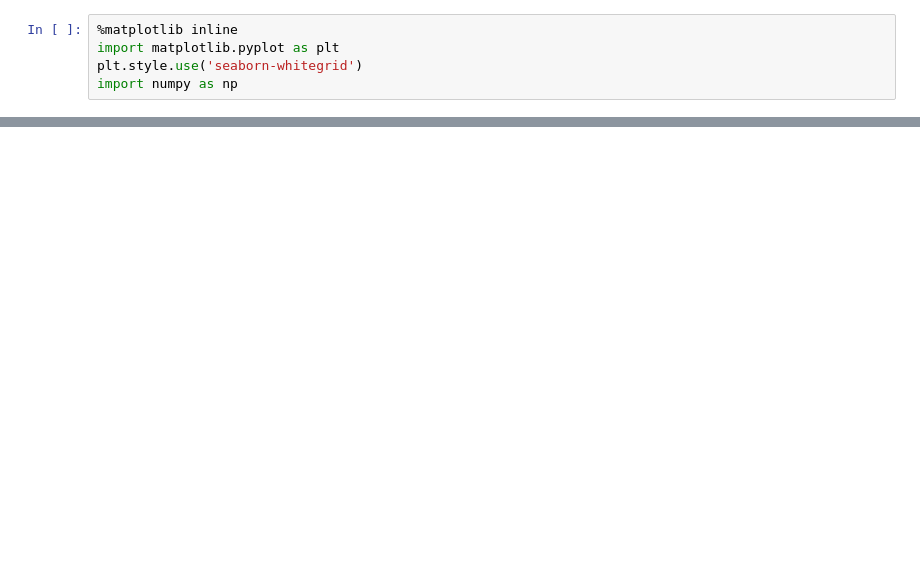
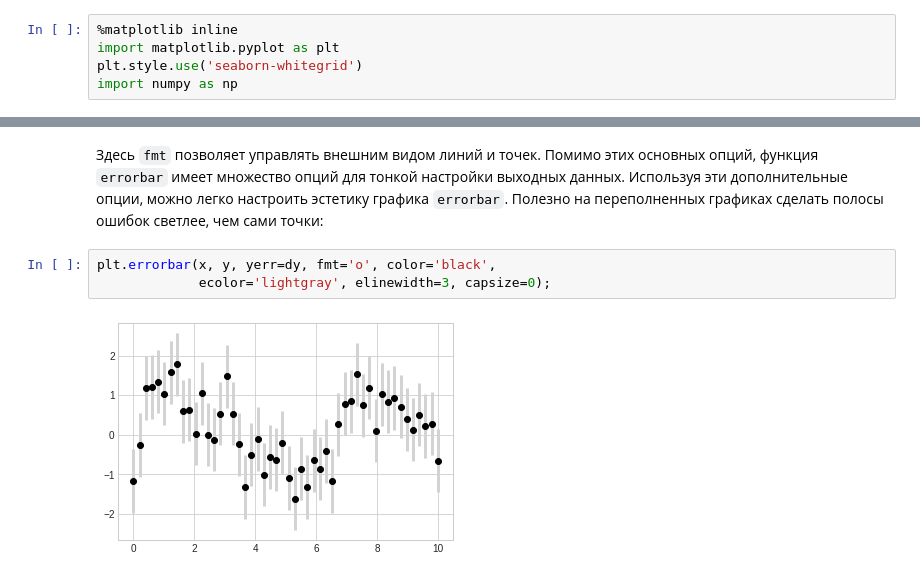
Before and after one commit to SergeyMalashenko/MachineLearning_Summer_2023, a Jupyter notebook: seminars/05/seminar_5_Matplotlib.ipynb, the cells around one changed output, grey strips where cells are left out. Saved outputs shown, nothing was run; the diff lists cells and outputs as text; blank space fills up the shorter version.

```diff
--- a/seminars/05/seminar_5_Matplotlib.ipynb
+++ b/seminars/05/seminar_5_Matplotlib.ipynb
@@ -264,0 +275,10 @@ import numpy as np
+# %% [markdown]
+Здесь ``fmt`` позволяет управлять внешним видом линий и точек.
+Помимо этих основных опций, функция ``errorbar`` имеет множество опций для тонкой настройки выходных данных.
+Используя эти дополнительные опции, можно легко настроить эстетику графика ``errorbar``.
+Полезно на переполненных графиках сделать полосы ошибок светлее, чем сами точки:
+# %%
+plt.errorbar(x, y, yerr=dy, fmt='o', color='black',
+             ecolor='lightgray', elinewidth=3, capsize=0);
+# %% [output]
+[figure, added]
```
Also changed, not shown: parts of 72 cells of this notebook.
